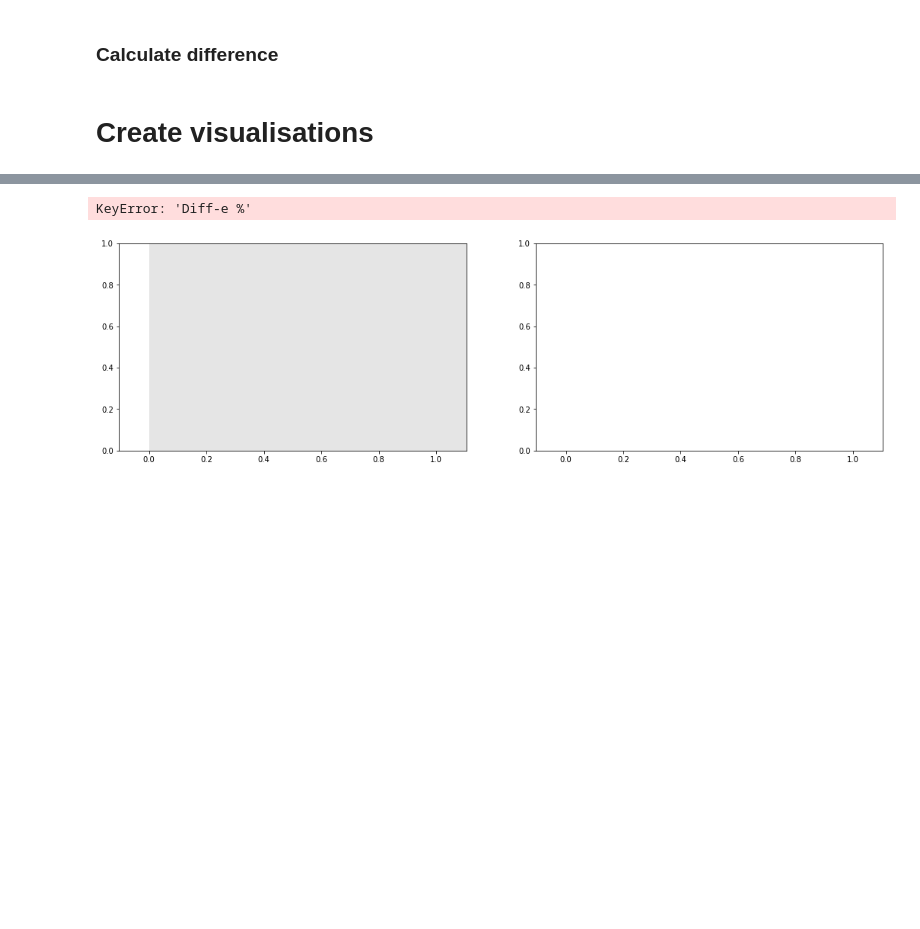
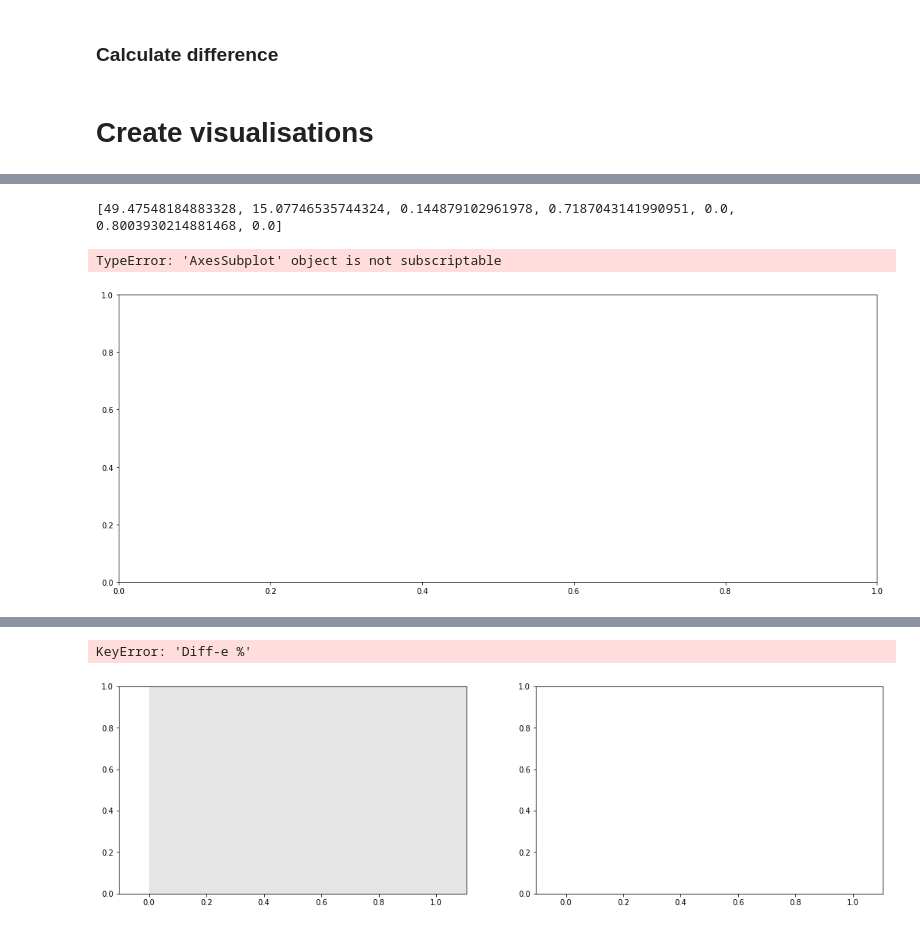
Before and after one commit to 12yuens2/cmlsga-jmetalpy, a Jupyter notebook: igd.ipynb, the cells around one changed output, grey strips where cells are left out. Saved outputs shown, nothing was run; the diff lists cells and outputs as text; code cells hidden in the pictures; blank space fills up the shorter version.

```diff
--- a/igd.ipynb
+++ b/igd.ipynb
@@ -382,0 +401,6 @@ plot_difference(igd_df, ["Diff-NSGAIIe-NSGAIIe-smac%", "Diff-MOEAD-e-smac-MOEAD-
+# %%
+create_bar(igd_df, ["Diff-NSGAIIe-NSGAIIe-smac%"], problems_udf)
+# %% [output]
+[49.47548184883328, 15.07746535744324, 0.144879102961978, 0.7187043141990951, 0.0, 0.8003930214881468, 0.0]
+TypeError: 'AxesSubplot' object is not subscriptable
+[figure, added]
```
Also changed, not shown: parts of 24 cells of this notebook.
